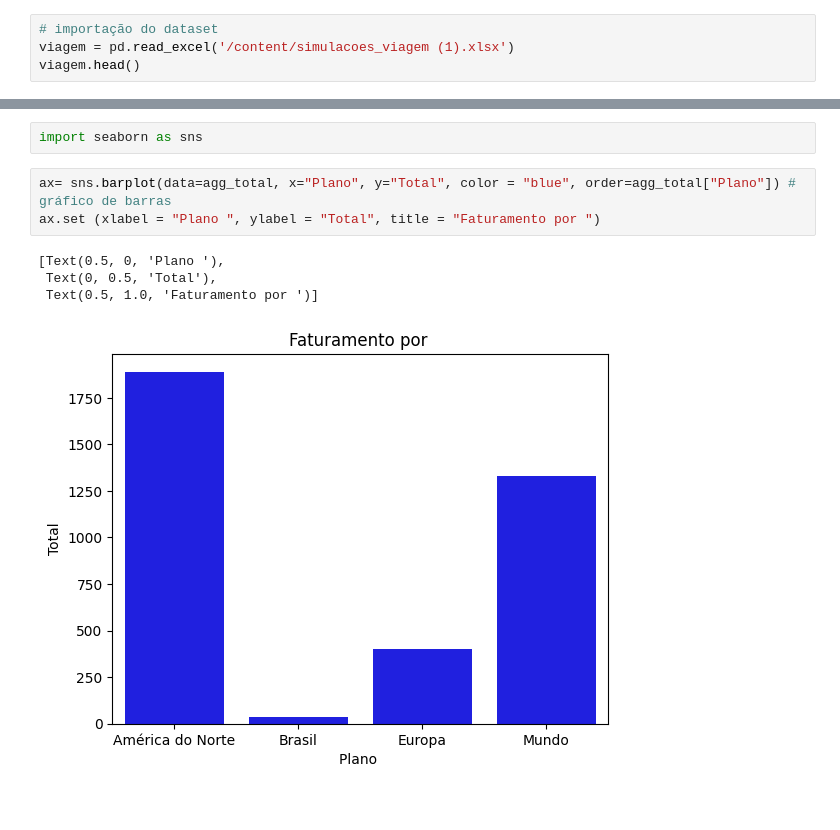
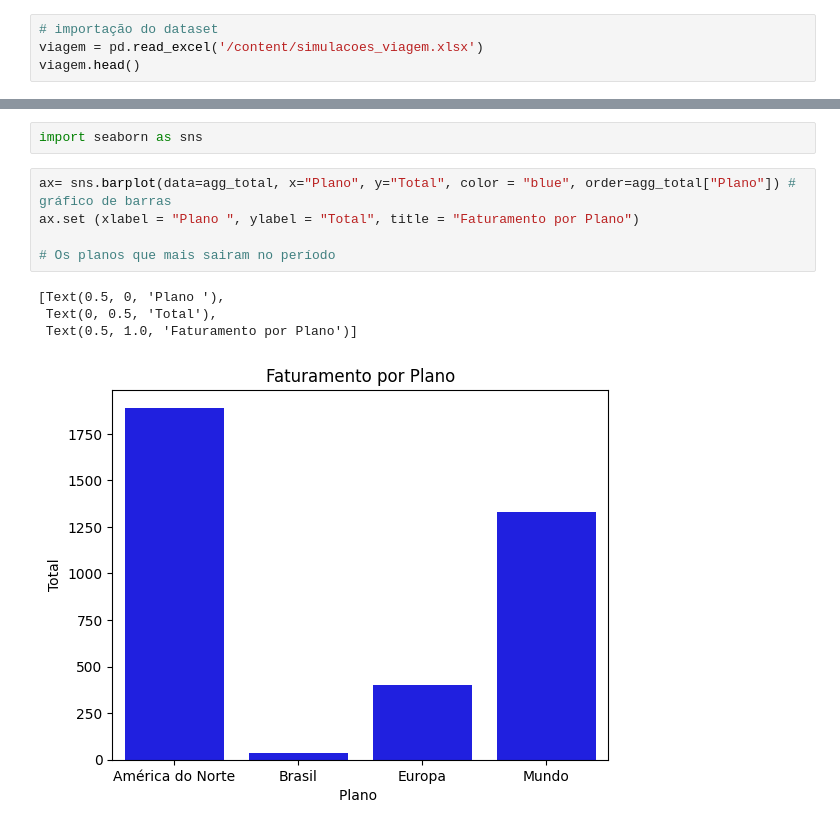
Before and after one commit to mariric/Projeto-Pacote-de-Viagens, a Jupyter notebook: Projeto_Seguro_Viagem.ipynb, the cells around one changed output, grey strips where cells are left out. Cells and saved outputs as stored; diff of their text form.

```diff
--- a/Projeto_Seguro_Viagem.ipynb
+++ b/Projeto_Seguro_Viagem.ipynb
@@ -237,7 +235,7 @@ import pandas as pd
 import numpy as np
 # %%
 # importação do dataset
-viagem = pd.read_excel('/content/simulacoes_viagem (1).xlsx')
+viagem = pd.read_excel('/content/simulacoes_viagem.xlsx')
 viagem.head()
 # %% [output]
 |  | Data de Simulação | País Escolhido | Pacote | Quantidade de Dias | Quantidade de Pessoas | ... |
@@ -372,9 +370,11 @@ agg_total
 import seaborn as sns
 # %%
 ax= sns.barplot(data=agg_total, x="Plano", y="Total", color = "blue", order=agg_total["Plano"]) # gráfico de barras
-ax.set (xlabel = "Plano ", ylabel = "Total", title = "Faturamento por ")
+ax.set (xlabel = "Plano ", ylabel = "Total", title = "Faturamento por Plano")
+
+# Os planos que mais sairam no período
 # %% [output]
 [Text(0.5, 0, 'Plano '),
  Text(0, 0.5, 'Total'),
- Text(0.5, 1.0, 'Faturamento por ')]
+ Text(0.5, 1.0, 'Faturamento por Plano')]
-[figure, old version]
+[figure, new version]
```
Also changed, not shown: parts of 12 cells of this notebook.
